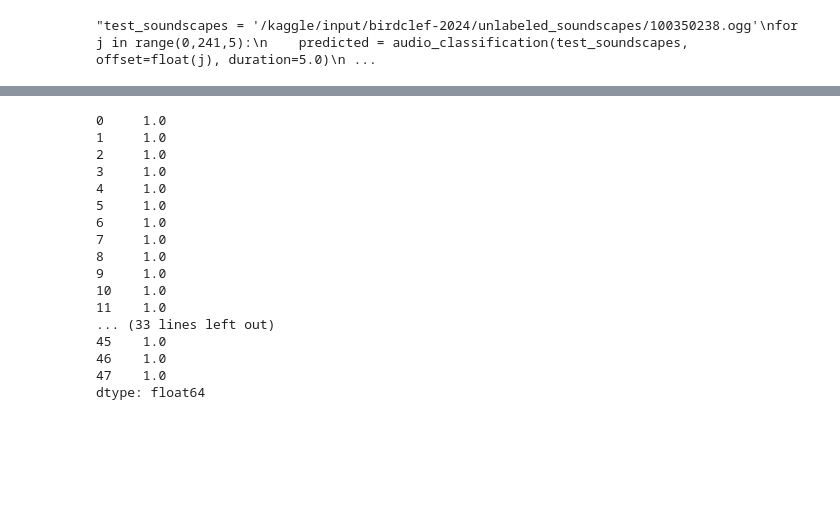
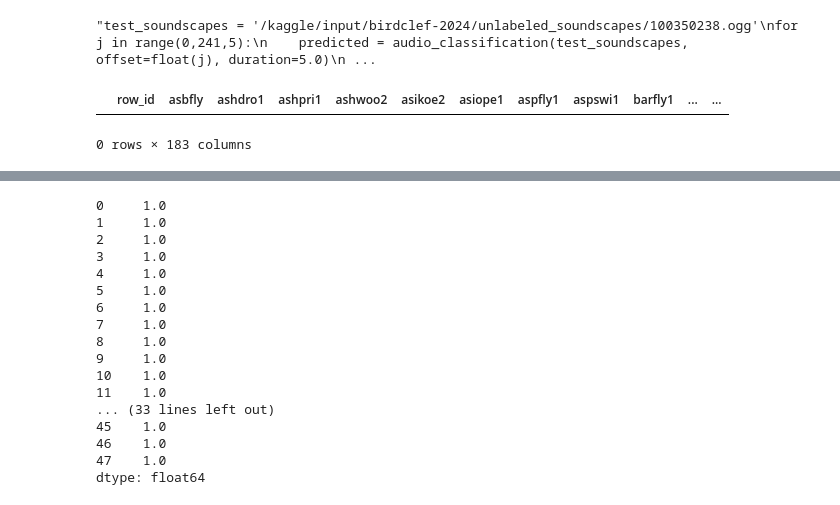
Before and after one commit to sumaniitm/BirdCLEF-2024-kaggle, a Jupyter notebook: initial_submission.ipynb, the cells around one changed output, grey strips where cells are left out. Drawn from its saved outputs; the diff is of its cells as text; code cells hidden in the pictures; blank space fills up the shorter version.

```diff
--- a/initial_submission.ipynb
+++ b/initial_submission.ipynb
@@ -137,4 +142,12 @@ for j in range(0,241,5):
     submission_df = pd.concat([submission_df,df]).reset_index(drop=True)"""
 # %% [output]
 "test_soundscapes = '/kaggle/input/birdclef-2024/unlabeled_soundscapes/100350238.ogg'\nfor j in range(0,241,5):\n    predicted = audio_classification(test_soundscapes, offset=float(j), duration=5.0)\n ...
+# %%
+sample_submit = pd.read_csv("/kaggle/input/birdclef-2024/sample_submission.csv")
+submit = pd.DataFrame(columns=sample_submit.columns)
+
+submit
+# %% [output]
+|  | row_id | asbfly | ashdro1 | ashpri1 | ashwoo2 | asikoe2 | asiope1 | aspfly1 | aspswi1 | barfly1 | ... | ... |
+0 rows × 183 columns
 # %%
```
Also changed, not shown: parts of 6 cells of this notebook.
